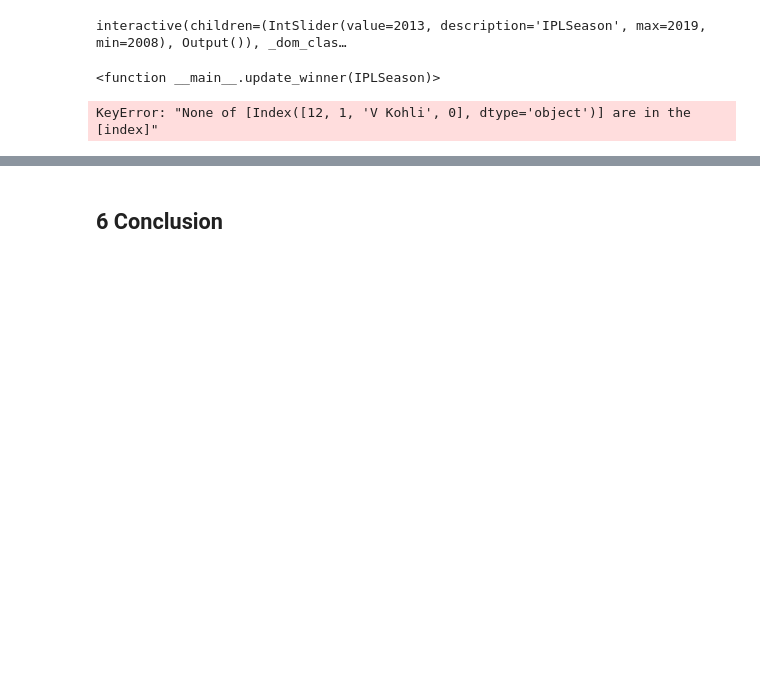
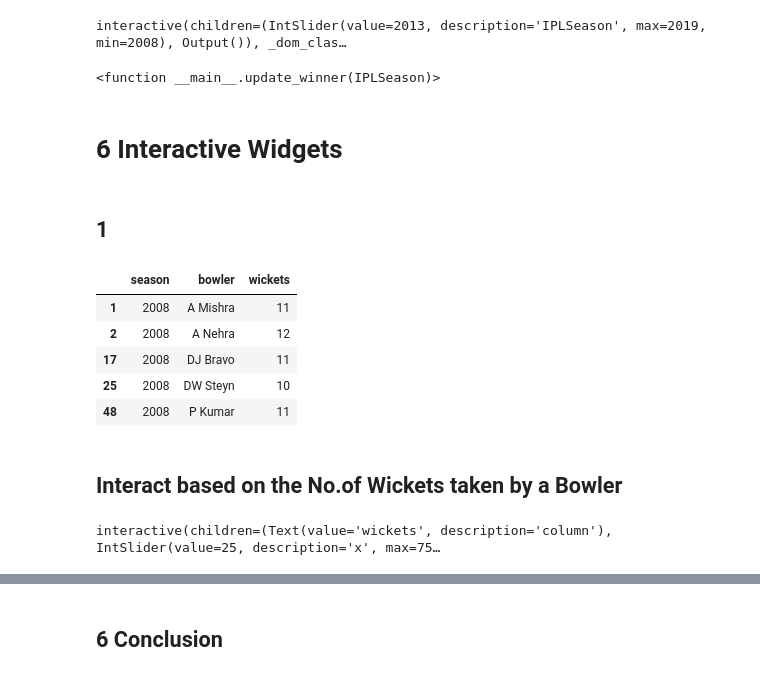
Before and after one commit to ksranjith786/python, a Jupyter notebook: insaid/Project/IPL/IPLCricInfo.ipynb, the cells around one changed output, grey strips where cells are left out. Drawn from its saved outputs; the diff is of its cells as text; code cells hidden in the pictures; blank space fills up the shorter version.

```diff
--- a/insaid/Project/IPL/IPLCricInfo.ipynb
+++ b/insaid/Project/IPL/IPLCricInfo.ipynb
@@ -1745,6 +1746,8 @@ interact(update_winner, IPLSeason=(2008, 2019, 1))
 interactive(children=(IntSlider(value=2013, description='IPLSeason', max=2019, min=2008), Output()), _dom_clas…
 <function __main__.update_winner(IPLSeason)>
 # %%
-deliveries[deliveries.batsman == 'V Kohli'].groupby(['match_id', 'inning', 'batsman', 'batsman_runs']).boxplot()
+#deliveries[deliveries.batsman == 'V Kohli'].groupby(['match_id', 'inning', 'batsman', 'batsman_runs']).boxplot()
-# %% [output]
-KeyError: "None of [Index([12, 1, 'V Kohli', 0], dtype='object')] are in the [index]"
+# %% [markdown]
+# 6 Interactive Widgets
+# %% [markdown]
+## 1
@@ -1750,0 +1757,19 @@ KeyError: "None of [Index([12, 1, 'V Kohli', 0], dtype='object')] are in the [in
+# %%
+wicketsByBowlerPerSeasonT = wicketsByBowlerPerSeason.drop(labels='wickets_size', axis=1)
+wicketsByBowlerPerSeasonT.head()
+# %% [output]
+|  | season | bowler | wickets |
+| 1 | 2008 | A Mishra | 11 |
+| 2 | 2008 | A Nehra | 12 |
+| 17 | 2008 | DJ Bravo | 11 |
+| 25 | 2008 | DW Steyn | 10 |
+| 48 | 2008 | P Kumar | 11 |
+# %% [markdown]
+## Interact based on the No.of Wickets taken by a Bowler
+# %%
+df = wicketsByBowlerPerSeasonT
+@interact
+def show_articles_more_than(column='wickets', x=25):
+    return df.loc[df[column] > x]
+# %% [output]
+interactive(children=(Text(value='wickets', description='column'), IntSlider(value=25, description='x', max=75…
```
Also changed, not shown: parts of 18 cells of this notebook, 1 other file.
